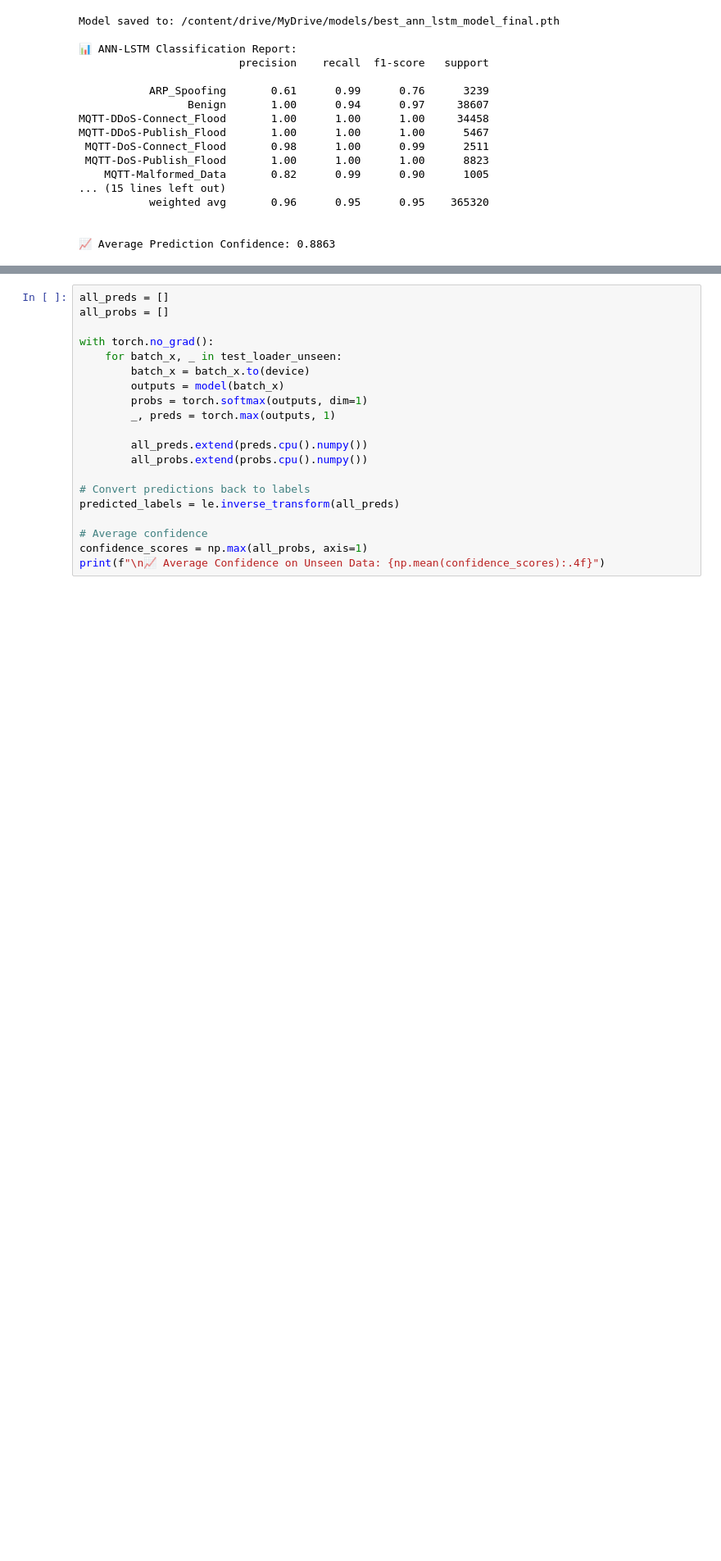
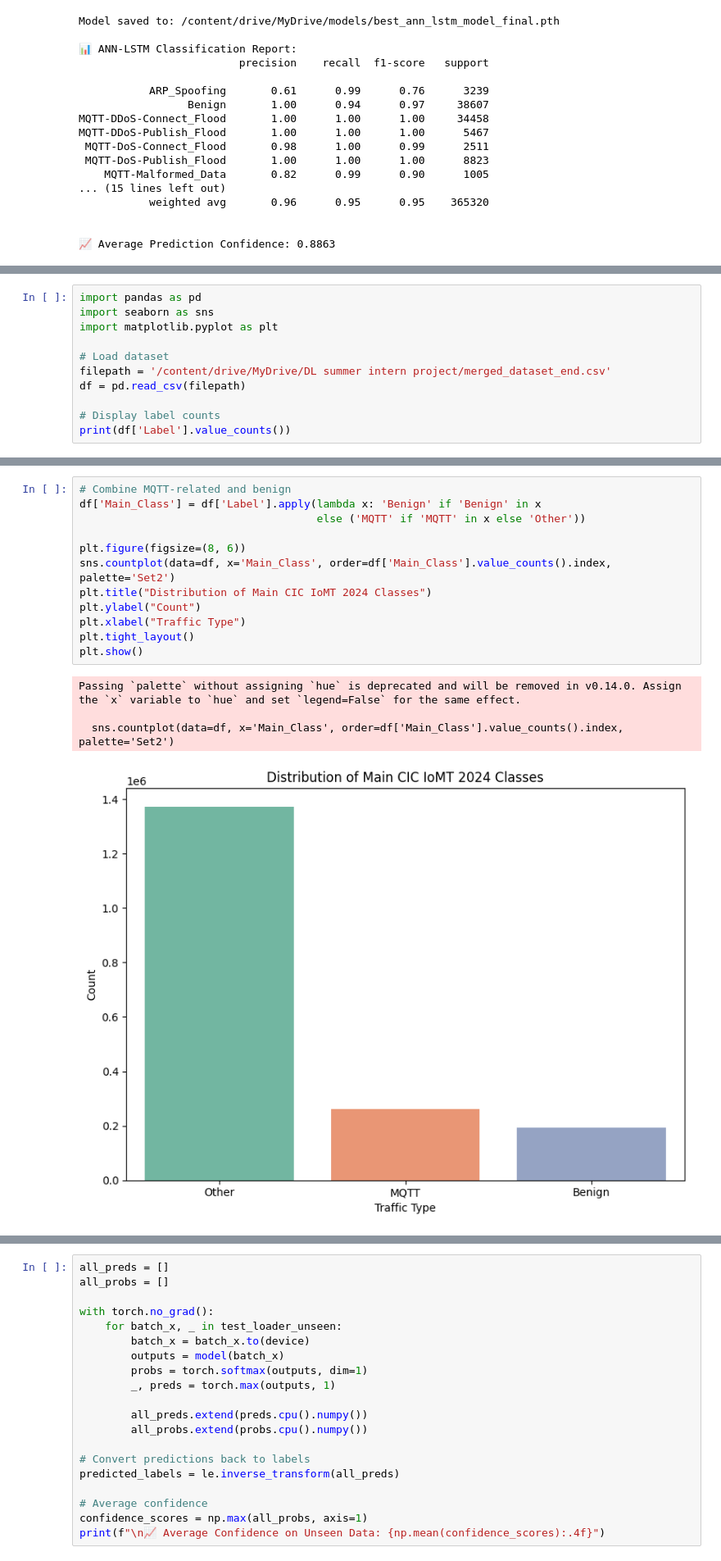
Before and after one commit to Leorasaharia/CGM, a Jupyter notebook: IDS_using_ANN_LSTM.ipynb, the cells around one changed output, grey strips where cells are left out. Shown at 82% size. Drawn from its saved outputs; the diff is of its cells as text; blank space fills up the shorter version.

```diff
--- a/IDS_using_ANN_LSTM.ipynb
+++ b/IDS_using_ANN_LSTM.ipynb
@@ -346,0 +307,11 @@ NameError: name 'model' is not defined
+# %%
+import pandas as pd
+import seaborn as sns
+import matplotlib.pyplot as plt
+
+# Load dataset
+filepath = '/content/drive/MyDrive/DL summer intern project/merged_dataset_end.csv'
+df = pd.read_csv(filepath)
+
+# Display label counts
+print(df['Label'].value_counts())
@@ -346,0 +336,17 @@ NameError: name 'model' is not defined
+# %%
+# Combine MQTT-related and benign
+df['Main_Class'] = df['Label'].apply(lambda x: 'Benign' if 'Benign' in x
+                                     else ('MQTT' if 'MQTT' in x else 'Other'))
+
+plt.figure(figsize=(8, 6))
+sns.countplot(data=df, x='Main_Class', order=df['Main_Class'].value_counts().index, palette='Set2')
+plt.title("Distribution of Main CIC IoMT 2024 Classes")
+plt.ylabel("Count")
+plt.xlabel("Traffic Type")
+plt.tight_layout()
+plt.show()
+# %% [output]
+Passing `palette` without assigning `hue` is deprecated and will be removed in v0.14.0. Assign the `x` variable to `hue` and set `legend=False` for the same effect.
+
+  sns.countplot(data=df, x='Main_Class', order=df['Main_Class'].value_counts().index, palette='Set2')
+[figure, added]
```
Also changed, not shown: parts of 12 cells of this notebook.
